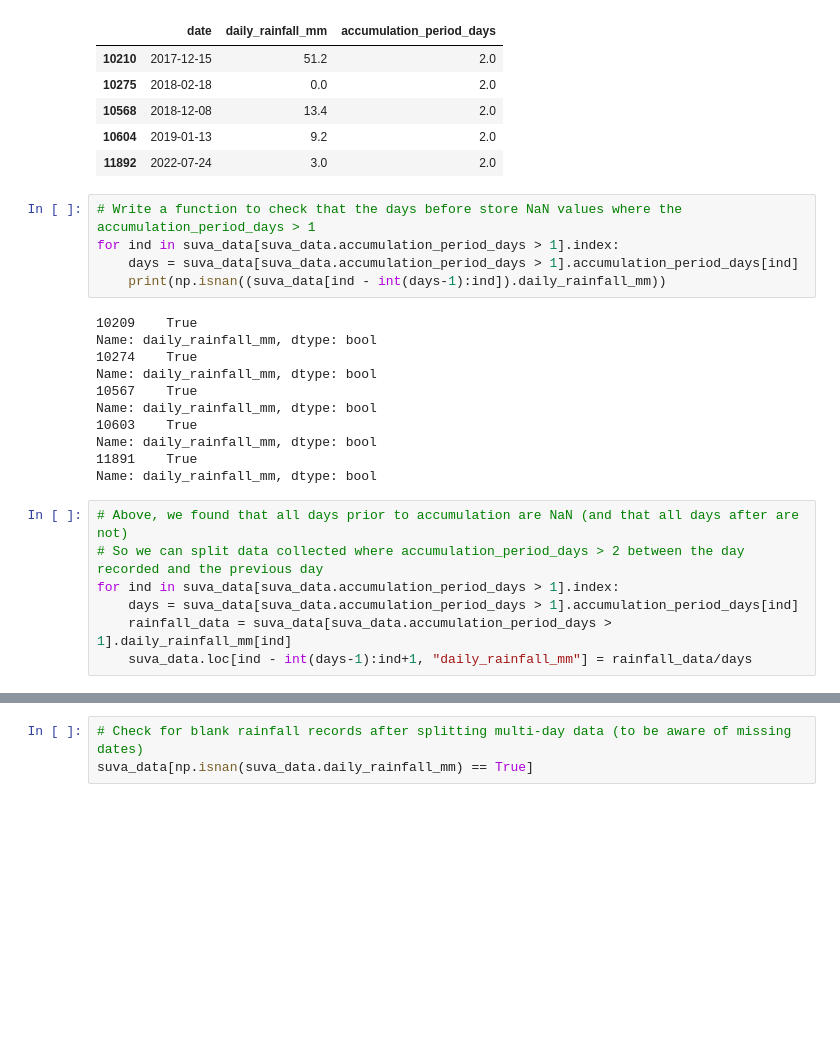
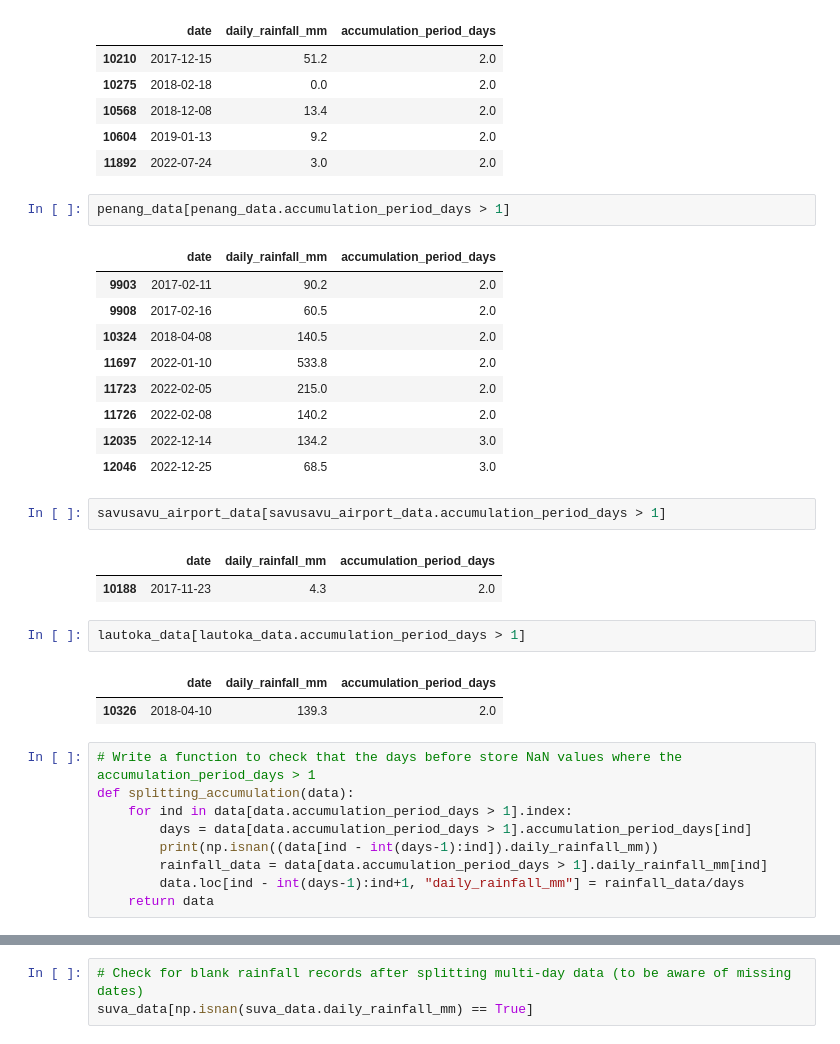
Before and after one commit to 21centuryweather/hk25-AusNode-ExtremePrecipitation, a Jupyter notebook: Code/f_clean_daily.ipynb, the cells around one changed output, grey strips where cells are left out. Saved outputs shown, nothing was run; the diff lists cells and outputs as text; blank space fills up the shorter version.

```diff
--- a/Code/f_clean_daily.ipynb
+++ b/Code/f_clean_daily.ipynb
@@ -63,26 +64,34 @@ suva_data[suva_data.accumulation_period_days > 1]
 | 10568 | 2018-12-08 | 13.4 | 2.0 |
 | 10604 | 2019-01-13 | 9.2 | 2.0 |
 | 11892 | 2022-07-24 | 3.0 | 2.0 |
+# %%
+penang_data[penang_data.accumulation_period_days > 1]
+# %% [output]
+|  | date | daily_rainfall_mm | accumulation_period_days |
+| 9903 | 2017-02-11 | 90.2 | 2.0 |
+| 9908 | 2017-02-16 | 60.5 | 2.0 |
+| 10324 | 2018-04-08 | 140.5 | 2.0 |
+| 11697 | 2022-01-10 | 533.8 | 2.0 |
+| 11723 | 2022-02-05 | 215.0 | 2.0 |
+| 11726 | 2022-02-08 | 140.2 | 2.0 |
+| 12035 | 2022-12-14 | 134.2 | 3.0 |
+| 12046 | 2022-12-25 | 68.5 | 3.0 |
+# %%
+savusavu_airport_data[savusavu_airport_data.accumulation_period_days > 1]
+# %% [output]
+|  | date | daily_rainfall_mm | accumulation_period_days |
+| 10188 | 2017-11-23 | 4.3 | 2.0 |
+# %%
+lautoka_data[lautoka_data.accumulation_period_days > 1]
+# %% [output]
+|  | date | daily_rainfall_mm | accumulation_period_days |
+| 10326 | 2018-04-10 | 139.3 | 2.0 |
 # %%
 # Write a function to check that the days before store NaN values where the accumulation_period_days > 1
-for ind in suva_data[suva_data.accumulation_period_days > 1].index:
-    days = suva_data[suva_data.accumulation_period_days > 1].accumulation_period_days[ind]
-    print(np.isnan((suva_data[ind - int(days-1):ind]).daily_rainfall_mm))
+def splitting_accumulation(data):
+    for ind in data[data.accumulation_period_days > 1].index:
+        days = data[data.accumulation_period_days > 1].accumulation_period_days[ind]
+        print(np.isnan((data[ind - int(days-1):ind]).daily_rainfall_mm))
+        rainfall_data = data[data.accumulation_period_days > 1].daily_rainfall_mm[ind]
+        data.loc[ind - int(days-1):ind+1, "daily_rainfall_mm"] = rainfall_data/days
+    return data
-# %% [output]
-10209    True
-Name: daily_rainfall_mm, dtype: bool
-10274    True
-Name: daily_rainfall_mm, dtype: bool
-10567    True
-Name: daily_rainfall_mm, dtype: bool
-10603    True
-Name: daily_rainfall_mm, dtype: bool
-11891    True
-Name: daily_rainfall_mm, dtype: bool
-# %%
-# Above, we found that all days prior to accumulation are NaN (and that all days after are not)
-# So we can split data collected where accumulation_period_days > 2 between the day recorded and the previous day
-for ind in suva_data[suva_data.accumulation_period_days > 1].index:
-    days = suva_data[suva_data.accumulation_period_days > 1].accumulation_period_days[ind]
-    rainfall_data = suva_data[suva_data.accumulation_period_days > 1].daily_rainfall_mm[ind]
-    suva_data.loc[ind - int(days-1):ind+1, "daily_rainfall_mm"] = rainfall_data/days
```
Also changed, not shown: parts of 5 cells of this notebook, 1 other file.
